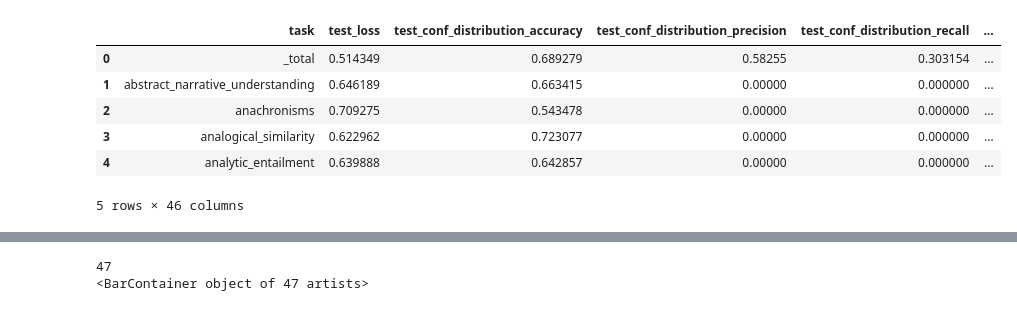
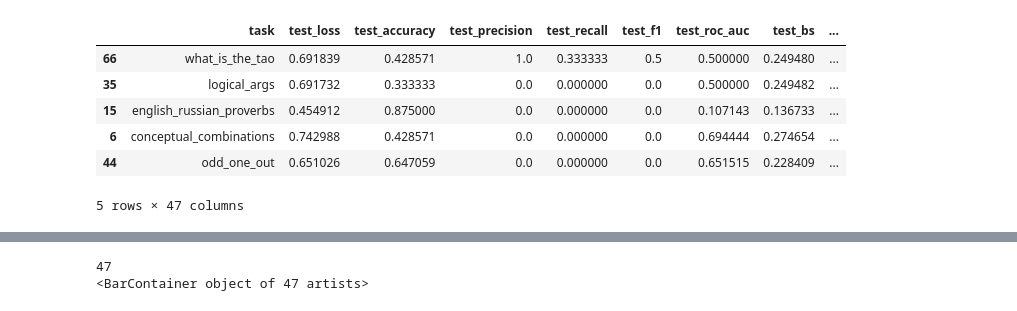
Before and after one commit to wschella/lass, a Jupyter notebook: notebooks/Paper/In Distribution/Exp_Main_Analysis.ipynb, the cells around one changed output, grey strips where cells are left out. Drawn from its saved outputs; the diff is of its cells as text; code cells hidden in the pictures.

```diff
--- a/notebooks/Paper/In Distribution/Exp_Main_Analysis.ipynb
+++ b/notebooks/Paper/In Distribution/Exp_Main_Analysis.ipynb
@@ -7,12 +11,20 @@ import seaborn as sns
 # %%
-results = pd.read_csv('../../../artifacts/csv-results/scaling-0sh/128b.csv')
-results.rename(columns={results.columns[0]: 'task'}, inplace=True)
-results.head()
+# results = pd.read_csv('../../../artifacts/csv-results/scaling-0sh/128b.csv')
+# results.rename(columns={results.columns[0]: 'task'}, inplace=True)
+
+base = Path("../../../artifacts/csv-results-new/")
+# path = base / "q1indistribution/deberta-base_bs32_3sh_instance-split-07161413"
+path = base / "q1indistribution/deberta-base_bs32_0sh_instance-split-07161413"
+# path = base / "reproduce_rev1_q1/deberta-base_bs32_0sh_instance-split-07161413"
+
+results = shared.load_metrics(path)
+
+results.sample(5)
 # %% [output]
-|  | task | test_loss | test_conf_distribution_accuracy | test_conf_distribution_precision | test_conf_distribution_recall | ... |
-| 0 | _total | 0.514349 | 0.689279 | 0.58255 | 0.303154 | ... |
-| 1 | abstract_narrative_understanding | 0.646189 | 0.663415 | 0.00000 | 0.000000 | ... |
-| 2 | anachronisms | 0.709275 | 0.543478 | 0.00000 | 0.000000 | ... |
-| 3 | analogical_similarity | 0.622962 | 0.723077 | 0.00000 | 0.000000 | ... |
-| 4 | analytic_entailment | 0.639888 | 0.642857 | 0.00000 | 0.000000 | ... |
+|  | task | test_loss | test_accuracy | test_precision | test_recall | test_f1 | test_roc_auc | test_bs | ... |
+| 66 | what_is_the_tao | 0.691839 | 0.428571 | 1.0 | 0.333333 | 0.5 | 0.500000 | 0.249480 | ... |
+| 35 | logical_args | 0.691732 | 0.333333 | 0.0 | 0.000000 | 0.0 | 0.500000 | 0.249482 | ... |
+| 15 | english_russian_proverbs | 0.454912 | 0.875000 | 0.0 | 0.000000 | 0.0 | 0.107143 | 0.136733 | ... |
+| 6 | conceptual_combinations | 0.742988 | 0.428571 | 0.0 | 0.000000 | 0.0 | 0.694444 | 0.274654 | ... |
+| 44 | odd_one_out | 0.651026 | 0.647059 | 0.0 | 0.000000 | 0.0 | 0.651515 | 0.228409 | ... |
-5 rows × 46 columns
+5 rows × 47 columns
```
Also changed, not shown: parts of 5 cells of this notebook, 5 other files.
